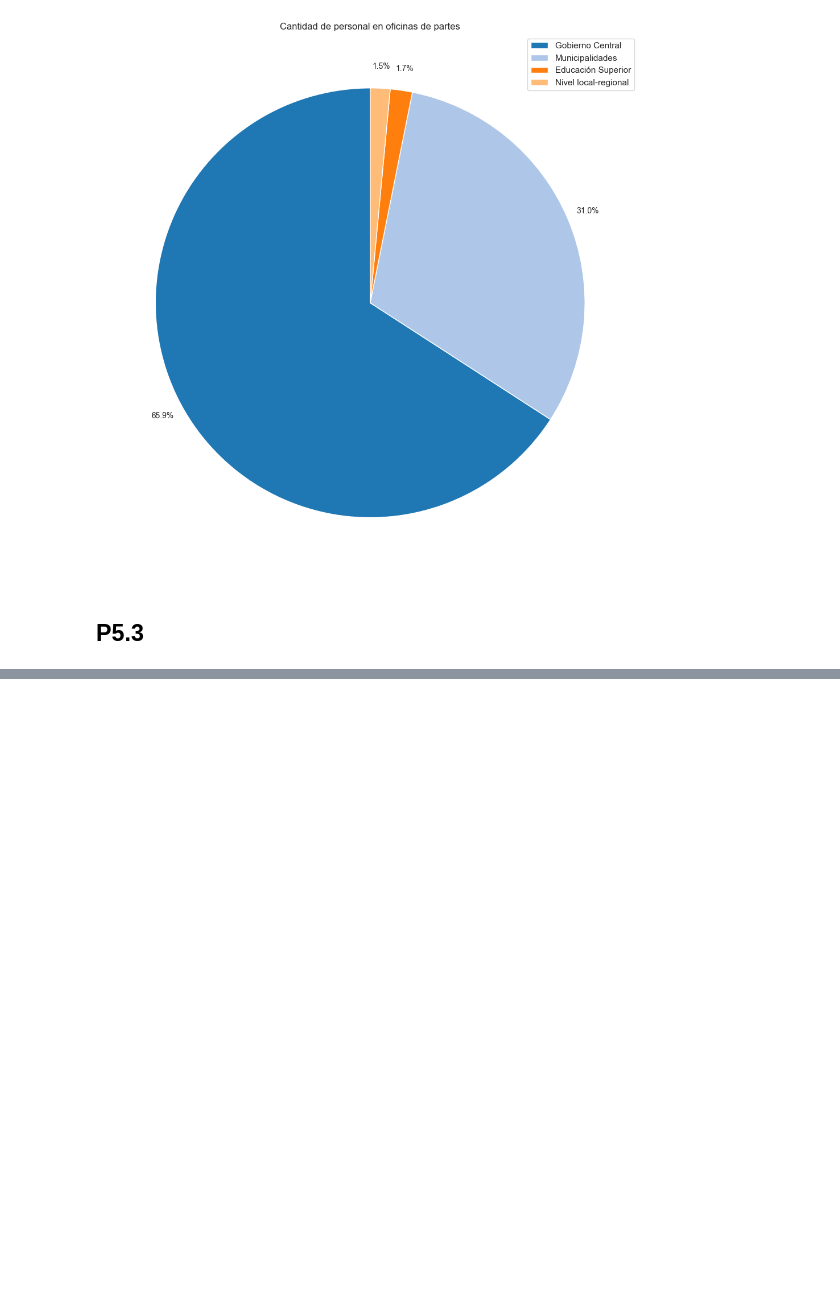
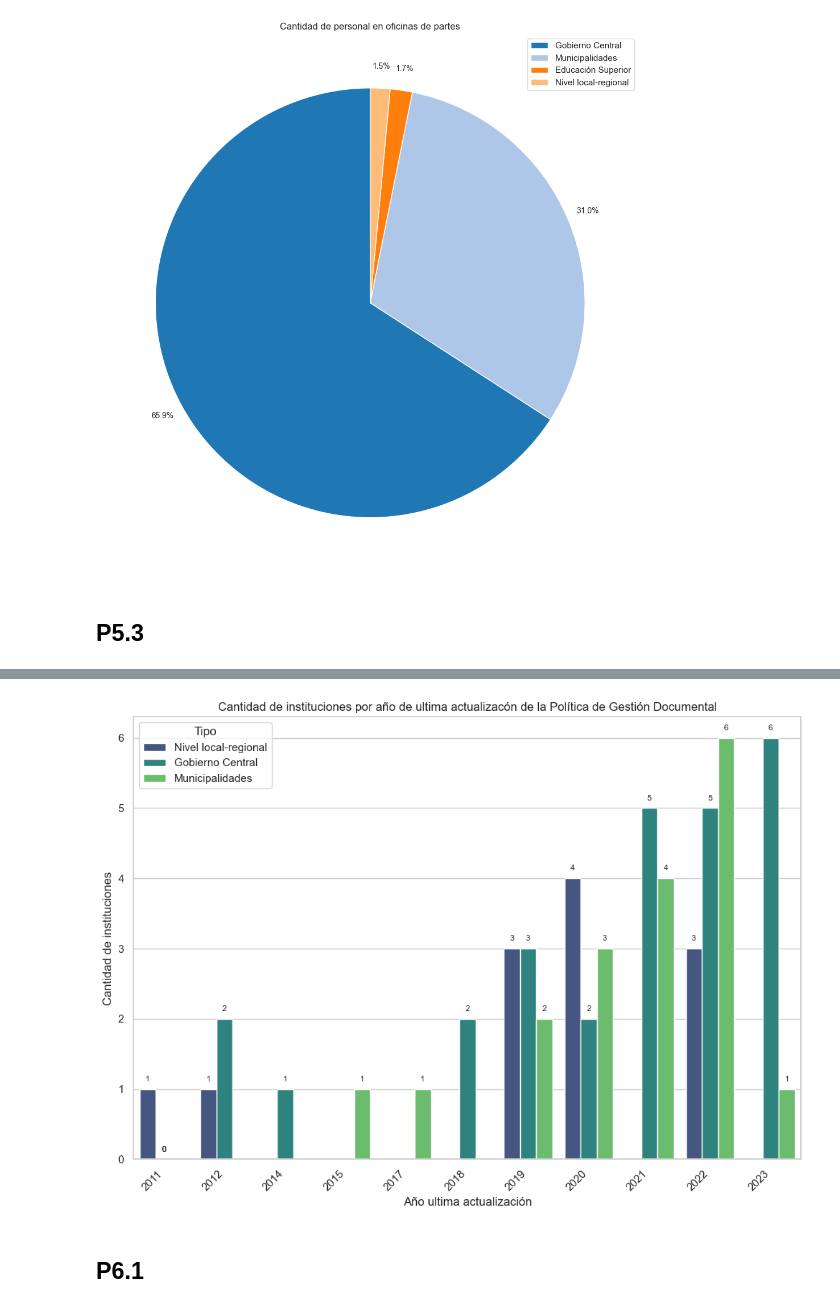
Before and after one commit to alejoGonc/EGD-CameronPartners, a Jupyter notebook: main.ipynb, the cells around one changed output, grey strips where cells are left out. Saved outputs shown, nothing was run; the diff lists cells and outputs as text; code cells hidden in the pictures; blank space fills up the shorter version.

```diff
--- a/main.ipynb
+++ b/main.ipynb
@@ -459,0 +516,25 @@ plt.show()
+# %%
+ActPolitDocumental = cuestionario[["Tipo","P5.7"]]
+ActPolitDocumental = ActPolitDocumental.replace({'#s.i.': np.nan, '#n.a.': np.nan})
+ActPolitDocumental = ActPolitDocumental.dropna()
+ActPolitDocumental["P5.7"] = ActPolitDocumental["P5.7"].astype(int)
+# %%
+plt.figure(figsize=(12, 8))
+ax = sns.countplot(x='P5.7', hue='Tipo', data=ActPolitDocumental, palette='viridis')
+
+plt.xticks(rotation=45, ha='right')
+plt.xlabel('Año ultima actualización')
+plt.ylabel('Cantidad de instituciones')
+plt.title('Cantidad de instituciones por año de ultima actualizacón de la Política de Gestión Documental')
+
+for p in ax.patches:
+    height = p.get_height()
+    if not pd.isna(height):
+        ax.annotate(f'{round(height)}', (p.get_x() + p.get_width() / 2., height),
+                    ha='center', va='center', xytext=(0, 10), textcoords='offset points',fontsize=8)
+
+plt.show()
+# %% [output]
+[figure, added]
+# %% [markdown]
+## P6.1
```
Also changed, not shown: parts of 20 cells of this notebook.
